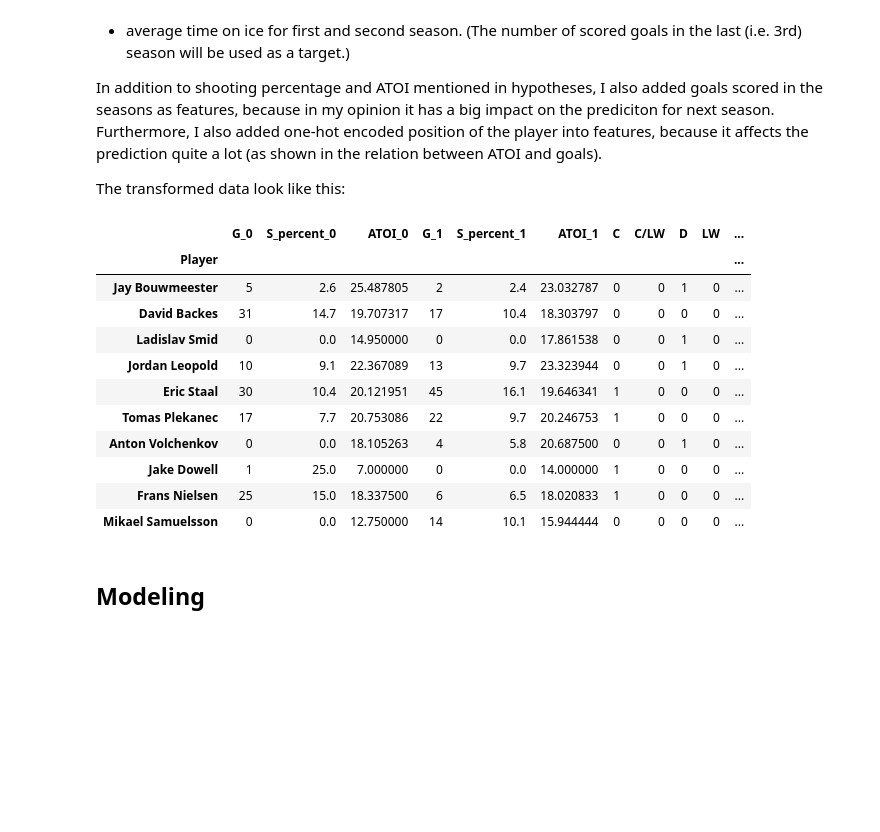
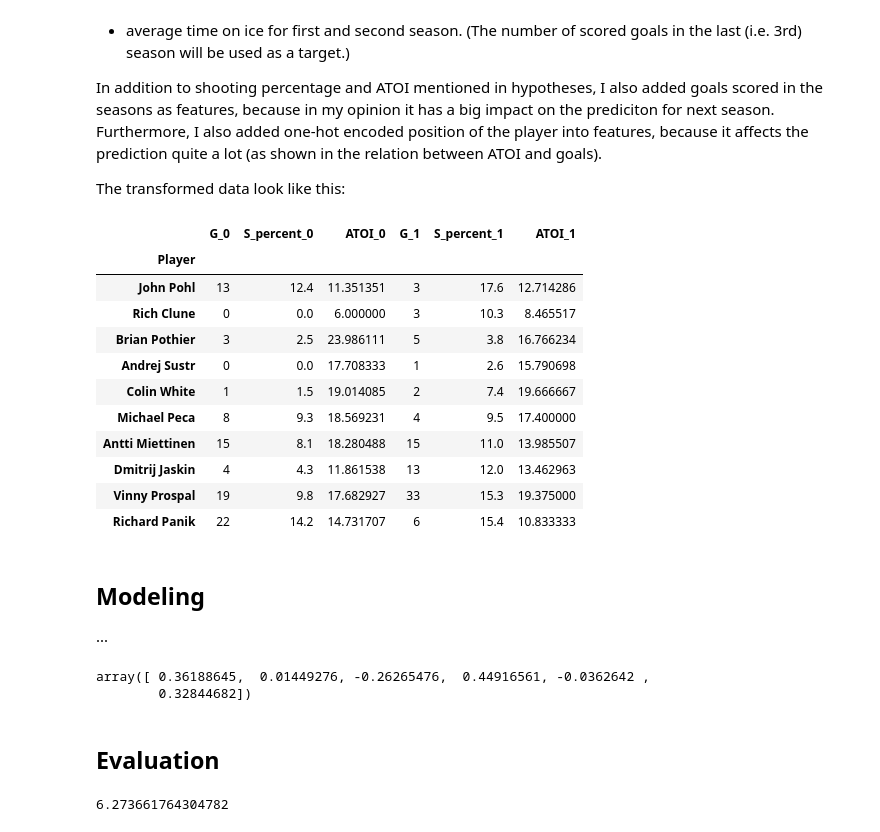
Before and after one commit to VL-CZ/NDBI048-data-science, a Jupyter notebook: homework/NHL-data-report.ipynb, the cells around one changed output. Saved outputs shown, nothing was run; the diff lists cells and outputs as text; code cells hidden in the pictures; blank space fills up the shorter version.

Commit message:
model added

```diff
--- a/homework/NHL-data-report.ipynb
+++ b/homework/NHL-data-report.ipynb
@@ -273,6 +277,9 @@ Furthermore, I also added one-hot encoded position of the player into features,
 The transformed data look like this:
 # %%
 TRAIN_SEASONS = 2
+
+def most_common(lst):
+    return max(set(lst), key=lst.count)
 
 def get_four_consecutives(numbers):
     numbers.sort()
@@ -296,50 +303,70 @@ def normalize(row):
     target_index = row["Season"].index(last_season)
 
     row["target"] = row["G"][target_index]
-    row["Pos"] = row["Pos"][0]
+    row["Pos"] = most_common(row["Pos"])
 
     for col_index, i in enumerate(indexes):
         row[f"G_{col_index}"] = row["G"][i]
         row[f"S_percent_{col_index}"] = row["S_percent"][i]
         row[f"ATOI_{col_index}"] = row["ATOI"][i]
 
     return row
 
 # Group the data by player
 players_agg = df.groupby(["Player"]).aggregate(lambda x: list(x))
 players_agg["Con_seasons"] = players_agg["Season"].apply(get_four_consecutives)
 players_agg = players_agg.loc[players_agg["Con_seasons"].notna()]
 players_agg = players_agg.explode("Con_seasons")
 
 # create features for each season
 players_agg = players_agg.apply(normalize, axis=1)
 
 # select the right columns
 columns = ["Pos"]
 for i in range(TRAIN_SEASONS):
     columns += [f"G_{i}", f"S_percent_{i}", f"ATOI_{i}"]
-# columns += ["target"]
 
+targets = players_agg["target"]
 players_agg = players_agg[columns]
 
 # Get one hot encoding of Position
-one_hot = pd.get_dummies(players_agg['Pos'])
-players_agg = players_agg.drop('Pos',axis = 1)
-players_agg = players_agg.join(one_hot)
+one_hot = pd.get_dummies(players_agg['Pos'], prefix='Pos')
+players_agg = players_agg.drop('Pos', axis = 1)
+players_agg = pd.concat([players_agg, one_hot], axis=1)
 
 players_agg.sample(n=10)
 # %% [output]
-|  | G_0 | S_percent_0 | ATOI_0 | G_1 | S_percent_1 | ATOI_1 | C | C/LW | D | LW | ... |
-| Player |  |  |  |  |  |  |  |  |  |  | ... |
-| Jay Bouwmeester | 5 | 2.6 | 25.487805 | 2 | 2.4 | 23.032787 | 0 | 0 | 1 | 0 | ... |
-| David Backes | 31 | 14.7 | 19.707317 | 17 | 10.4 | 18.303797 | 0 | 0 | 0 | 0 | ... |
-| Ladislav Smid | 0 | 0.0 | 14.950000 | 0 | 0.0 | 17.861538 | 0 | 0 | 1 | 0 | ... |
-| Jordan Leopold | 10 | 9.1 | 22.367089 | 13 | 9.7 | 23.323944 | 0 | 0 | 1 | 0 | ... |
-| Eric Staal | 30 | 10.4 | 20.121951 | 45 | 16.1 | 19.646341 | 1 | 0 | 0 | 0 | ... |
-| Tomas Plekanec | 17 | 7.7 | 20.753086 | 22 | 9.7 | 20.246753 | 1 | 0 | 0 | 0 | ... |
-| Anton Volchenkov | 0 | 0.0 | 18.105263 | 4 | 5.8 | 20.687500 | 0 | 0 | 1 | 0 | ... |
-| Jake Dowell | 1 | 25.0 | 7.000000 | 0 | 0.0 | 14.000000 | 1 | 0 | 0 | 0 | ... |
-| Frans Nielsen | 25 | 15.0 | 18.337500 | 6 | 6.5 | 18.020833 | 1 | 0 | 0 | 0 | ... |
-| Mikael Samuelsson | 0 | 0.0 | 12.750000 | 14 | 10.1 | 15.944444 | 0 | 0 | 0 | 0 | ... |
+|  | G_0 | S_percent_0 | ATOI_0 | G_1 | S_percent_1 | ATOI_1 |
+| Player |  |  |  |  |  |  |
+| John Pohl | 13 | 12.4 | 11.351351 | 3 | 17.6 | 12.714286 |
+| Rich Clune | 0 | 0.0 | 6.000000 | 3 | 10.3 | 8.465517 |
+| Brian Pothier | 3 | 2.5 | 23.986111 | 5 | 3.8 | 16.766234 |
+| Andrej Sustr | 0 | 0.0 | 17.708333 | 1 | 2.6 | 15.790698 |
+| Colin White | 1 | 1.5 | 19.014085 | 2 | 7.4 | 19.666667 |
+| Michael Peca | 8 | 9.3 | 18.569231 | 4 | 9.5 | 17.400000 |
+| Antti Miettinen | 15 | 8.1 | 18.280488 | 15 | 11.0 | 13.985507 |
+| Dmitrij Jaskin | 4 | 4.3 | 11.861538 | 13 | 12.0 | 13.462963 |
+| Vinny Prospal | 19 | 9.8 | 17.682927 | 33 | 15.3 | 19.375000 |
+| Richard Panik | 22 | 14.2 | 14.731707 | 6 | 15.4 | 10.833333 |
 # %% [markdown]
 ## Modeling
+
+...
+# %%
+X_train, X_test, y_train, y_test = train_test_split(players_agg, targets, train_size=0.9)
+
+model = LinearRegression().fit(X_train, y_train)
+
+model.coef_
+# %% [output]
+array([ 0.36188645,  0.01449276, -0.26265476,  0.44916561, -0.0362642 ,
+        0.32844682])
+# %% [markdown]
+## Evaluation
+# %%
+predictions = model.predict(X_test)
+
+mse = mean_squared_error(y_test, predictions, squared=False)
+mse
+# %% [output]
+6.273661764304782
```
Also changed, not shown: parts of 1 cell of this notebook.
